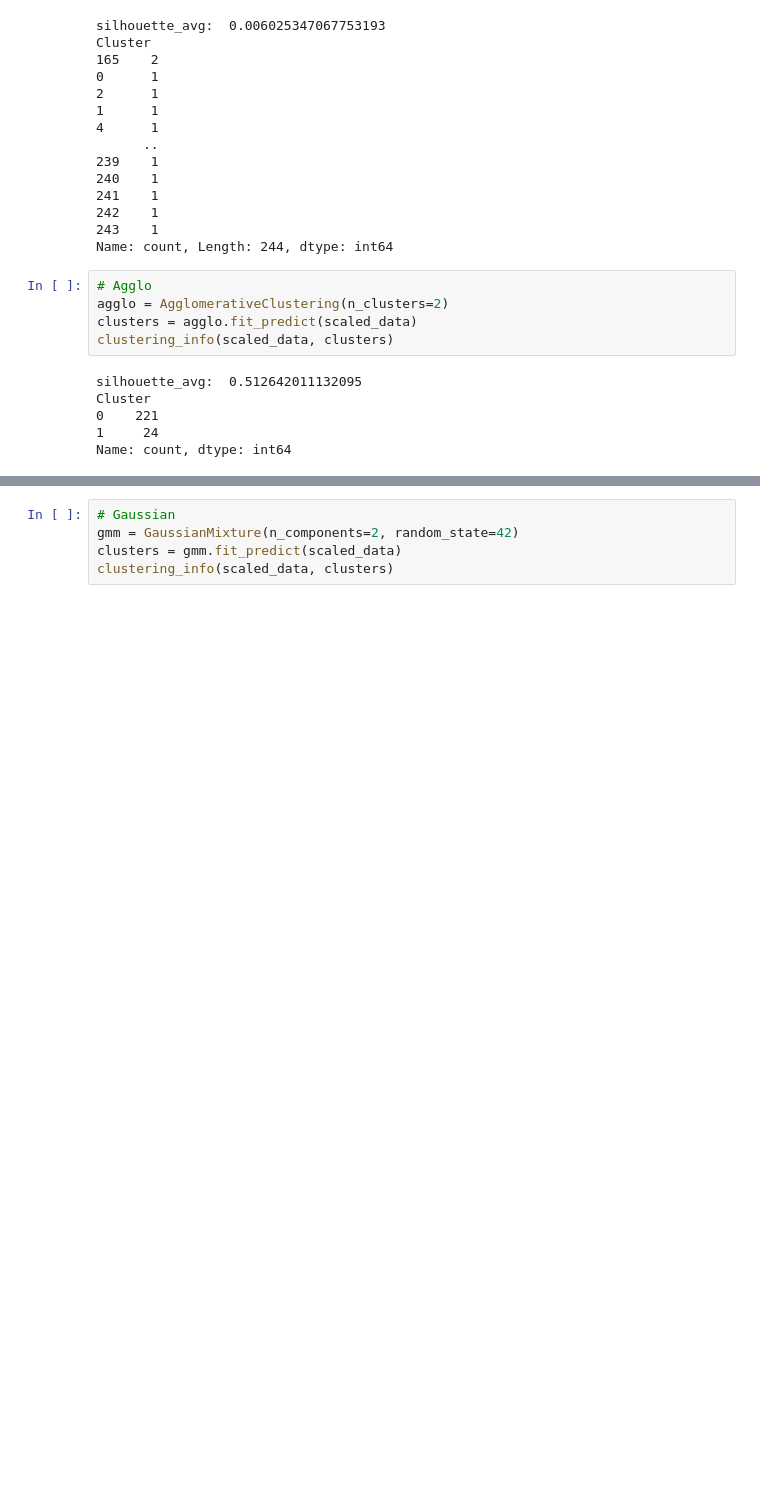
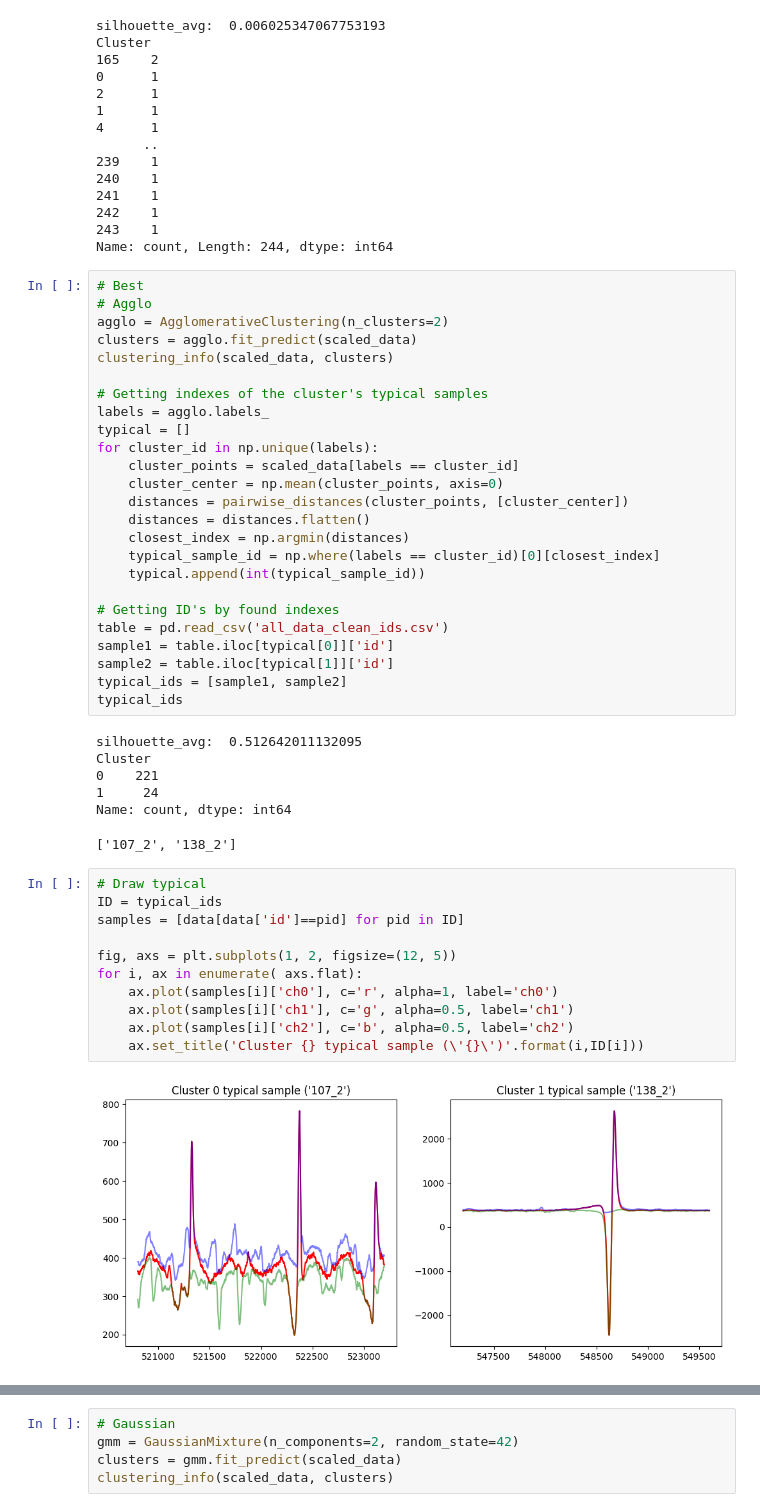
Before and after one commit to AKAD0/Pipes, a Jupyter notebook: 1.ipynb, the cells around one changed output, grey strips where cells are left out. Cells and saved outputs as stored; diff of their text form; blank space fills up the shorter version.

```diff
--- a/1.ipynb
+++ b/1.ipynb
@@ -320,17 +324,51 @@ Cluster
 242    1
 243    1
 Name: count, Length: 244, dtype: int64
-# %%
-# Agglo
-agglo = AgglomerativeClustering(n_clusters=2)
-clusters = agglo.fit_predict(scaled_data)
-clustering_info(scaled_data, clusters)
-# %% [output]
-silhouette_avg:  0.512642011132095
-Cluster
-0    221
-1     24
-Name: count, dtype: int64
+# %%
+# Best
+# Agglo
+agglo = AgglomerativeClustering(n_clusters=2)
+clusters = agglo.fit_predict(scaled_data)
+clustering_info(scaled_data, clusters)
+
+# Getting indexes of the cluster's typical samples
+labels = agglo.labels_
+typical = []
+for cluster_id in np.unique(labels):
+    cluster_points = scaled_data[labels == cluster_id]
+    cluster_center = np.mean(cluster_points, axis=0)
+    distances = pairwise_distances(cluster_points, [cluster_center])
+    distances = distances.flatten()
+    closest_index = np.argmin(distances)
+    typical_sample_id = np.where(labels == cluster_id)[0][closest_index]
+    typical.append(int(typical_sample_id))
+
+# Getting ID's by found indexes
+table = pd.read_csv('all_data_clean_ids.csv')
+sample1 = table.iloc[typical[0]]['id']
+sample2 = table.iloc[typical[1]]['id']
+typical_ids = [sample1, sample2]
+typical_ids
+# %% [output]
+silhouette_avg:  0.512642011132095
+Cluster
+0    221
+1     24
+Name: count, dtype: int64
+['107_2', '138_2']
+# %%
+# Draw typical
+ID = typical_ids
+samples = [data[data['id']==pid] for pid in ID]
+
+fig, axs = plt.subplots(1, 2, figsize=(12, 5))
+for i, ax in enumerate( axs.flat):
+    ax.plot(samples[i]['ch0'], c='r', alpha=1, label='ch0')
+    ax.plot(samples[i]['ch1'], c='g', alpha=0.5, label='ch1')
+    ax.plot(samples[i]['ch2'], c='b', alpha=0.5, label='ch2')
+    ax.set_title('Cluster {} typical sample (\'{}\')'.format(i,ID[i]))
+# %% [output]
+[figure, added]
 # %%
 # Meanshift
 mean_shift = MeanShift()
```
Also changed, not shown: parts of 6 cells of this notebook, 2 other files.
